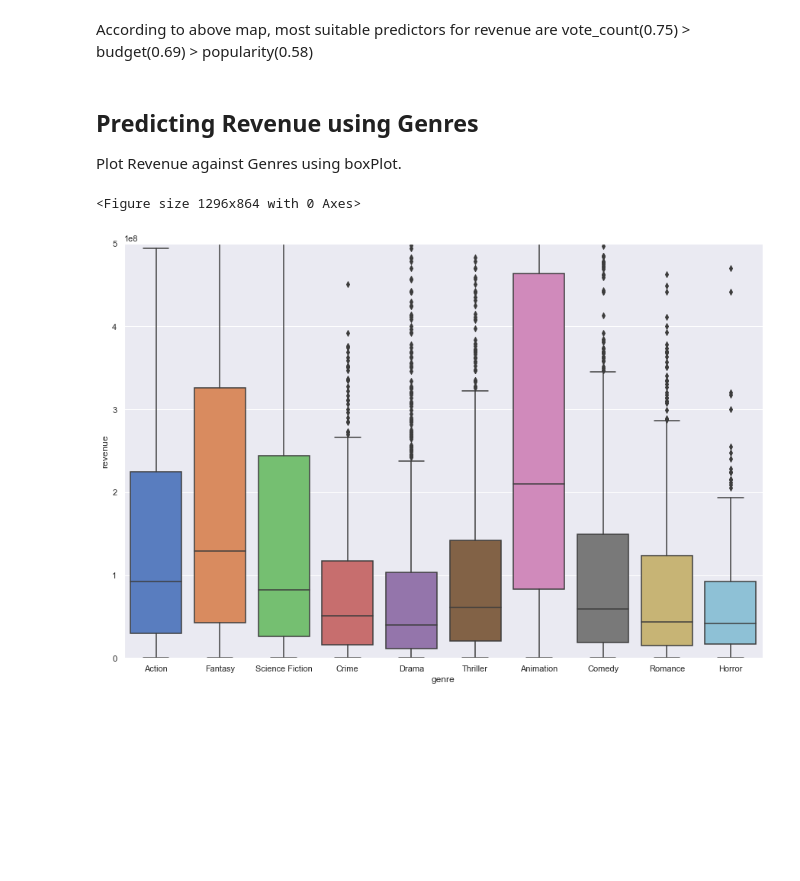
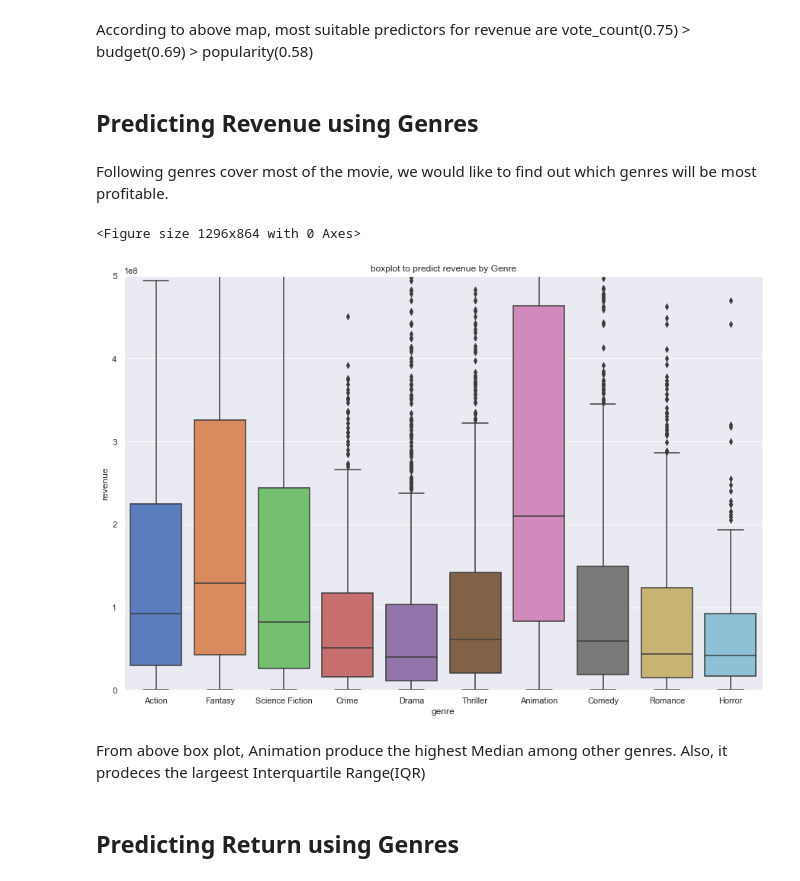
Before and after one commit to johnewong/CZ1115-MovieRevenuePrediction, a Jupyter notebook: MainFlow.ipynb, the cells around one changed output. Cells and saved outputs as stored; diff of their text form; code cells hidden in the pictures; blank space fills up the shorter version.

```diff
--- a/MainFlow.ipynb
+++ b/MainFlow.ipynb
@@ -510,16 +510,22 @@ with sb.axes_style("white"):
 According to above map, most suitable predictors for revenue are vote_count(0.75) > budget(0.69) > popularity(0.58)
 # %% [markdown]
 ## Predicting Revenue using Genres
-Plot Revenue against Genres using boxPlot.
+# %% [markdown]
+Following genres cover most of the movie, we would like to find out which genres will be most profitable.
 # %%
-violin_genres = ['Drama', 'Comedy', 'Thriller', 'Romance', 'Action', 'Horror', 'Crime', 'Science Fiction', 'Fantasy', 'Animation']
-violin_movies = gen_df[(gen_df['genre'].isin(violin_genres))]
+pop_genres = ['Drama', 'Comedy', 'Thriller', 'Romance', 'Action', 'Horror', 'Crime', 'Science Fiction', 'Fantasy', 'Animation']
+pop_movies = gen_df[(gen_df['genre'].isin(pop_genres))]
 # %%
 plt.figure(figsize=(18,12))
 fig, ax = plt.subplots(nrows=1, ncols=1,figsize=(15, 10))
-sb.boxplot(x='genre', y='revenue', data=violin_movies, palette="muted", ax =ax)
+sb.boxplot(x='genre', y='revenue', data=pop_movies, palette="muted", ax =ax)
 ax.set_ylim([0, 5e8])
+plt.title("boxplot to predict revenue by Genre")
 plt.show()
 # %% [output]
 <Figure size 1296x864 with 0 Axes>
-[figure, old version]
+[figure, new version]
+# %% [markdown]
+From above box plot, Animation produce the highest Median among other genres. Also, it prodeces the largeest Interquartile Range(IQR)
+# %% [markdown]
+## Predicting Return using Genres
```
